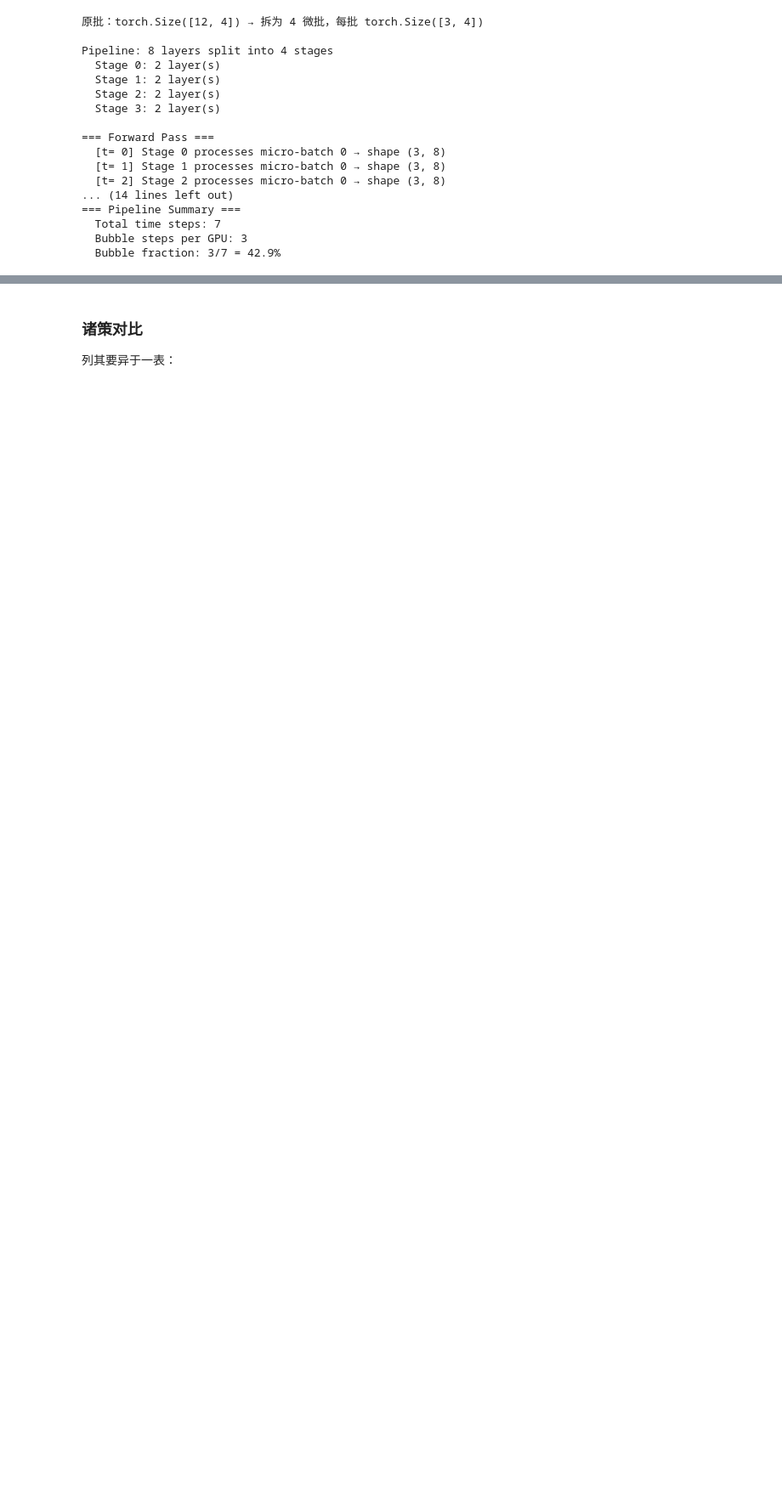
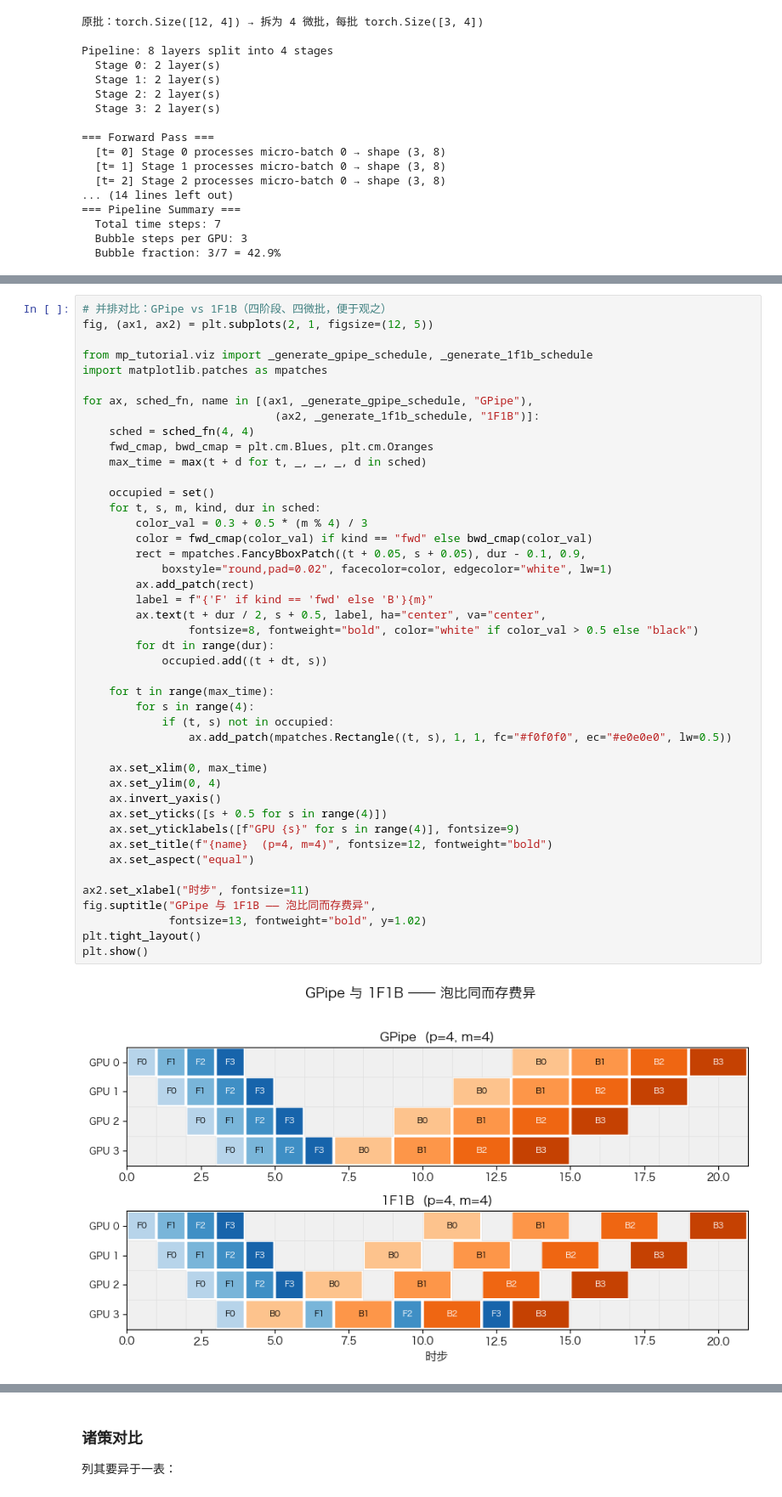
Before and after one commit to chuanbei2026/model-parallelism-tutorial, a Jupyter notebook: notebooks/lzh/03-pipeline-parallelism.ipynb, the cells around one changed output, grey strips where cells are left out. Shown at 85% size. Drawn from its saved outputs; the diff is of its cells as text; blank space fills up the shorter version.

```diff
--- a/notebooks/lzh/03-pipeline-parallelism.ipynb
+++ b/notebooks/lzh/03-pipeline-parallelism.ipynb
@@ -235,0 +265,46 @@ info_box(
+# %%
+# 并排对比：GPipe vs 1F1B（四阶段、四微批，便于观之）
+fig, (ax1, ax2) = plt.subplots(2, 1, figsize=(12, 5))
+
+from mp_tutorial.viz import _generate_gpipe_schedule, _generate_1f1b_schedule
+import matplotlib.patches as mpatches
+
+for ax, sched_fn, name in [(ax1, _generate_gpipe_schedule, "GPipe"),
+                             (ax2, _generate_1f1b_schedule, "1F1B")]:
+    sched = sched_fn(4, 4)
+    fwd_cmap, bwd_cmap = plt.cm.Blues, plt.cm.Oranges
+    max_time = max(t + d for t, _, _, _, d in sched)
+
+    occupied = set()
+    for t, s, m, kind, dur in sched:
+        color_val = 0.3 + 0.5 * (m % 4) / 3
+        color = fwd_cmap(color_val) if kind == "fwd" else bwd_cmap(color_val)
+        rect = mpatches.FancyBboxPatch((t + 0.05, s + 0.05), dur - 0.1, 0.9,
+            boxstyle="round,pad=0.02", facecolor=color, edgecolor="white", lw=1)
+        ax.add_patch(rect)
+        label = f"{'F' if kind == 'fwd' else 'B'}{m}"
+        ax.text(t + dur / 2, s + 0.5, label, ha="center", va="center",
+                fontsize=8, fontweight="bold", color="white" if color_val > 0.5 else "black")
+        for dt in range(dur):
+            occupied.add((t + dt, s))
+
+    for t in range(max_time):
+        for s in range(4):
+            if (t, s) not in occupied:
+                ax.add_patch(mpatches.Rectangle((t, s), 1, 1, fc="#f0f0f0", ec="#e0e0e0", lw=0.5))
+
+    ax.set_xlim(0, max_time)
+    ax.set_ylim(0, 4)
+    ax.invert_yaxis()
+    ax.set_yticks([s + 0.5 for s in range(4)])
+    ax.set_yticklabels([f"GPU {s}" for s in range(4)], fontsize=9)
+    ax.set_title(f"{name}  (p=4, m=4)", fontsize=12, fontweight="bold")
+    ax.set_aspect("equal")
+
+ax2.set_xlabel("时步", fontsize=11)
+fig.suptitle("GPipe 与 1F1B —— 泡比同而存费异",
+             fontsize=13, fontweight="bold", y=1.02)
+plt.tight_layout()
+plt.show()
+# %% [output]
+[figure, added]
```
Also changed, not shown: parts of 6 cells of this notebook, 3 other files.
